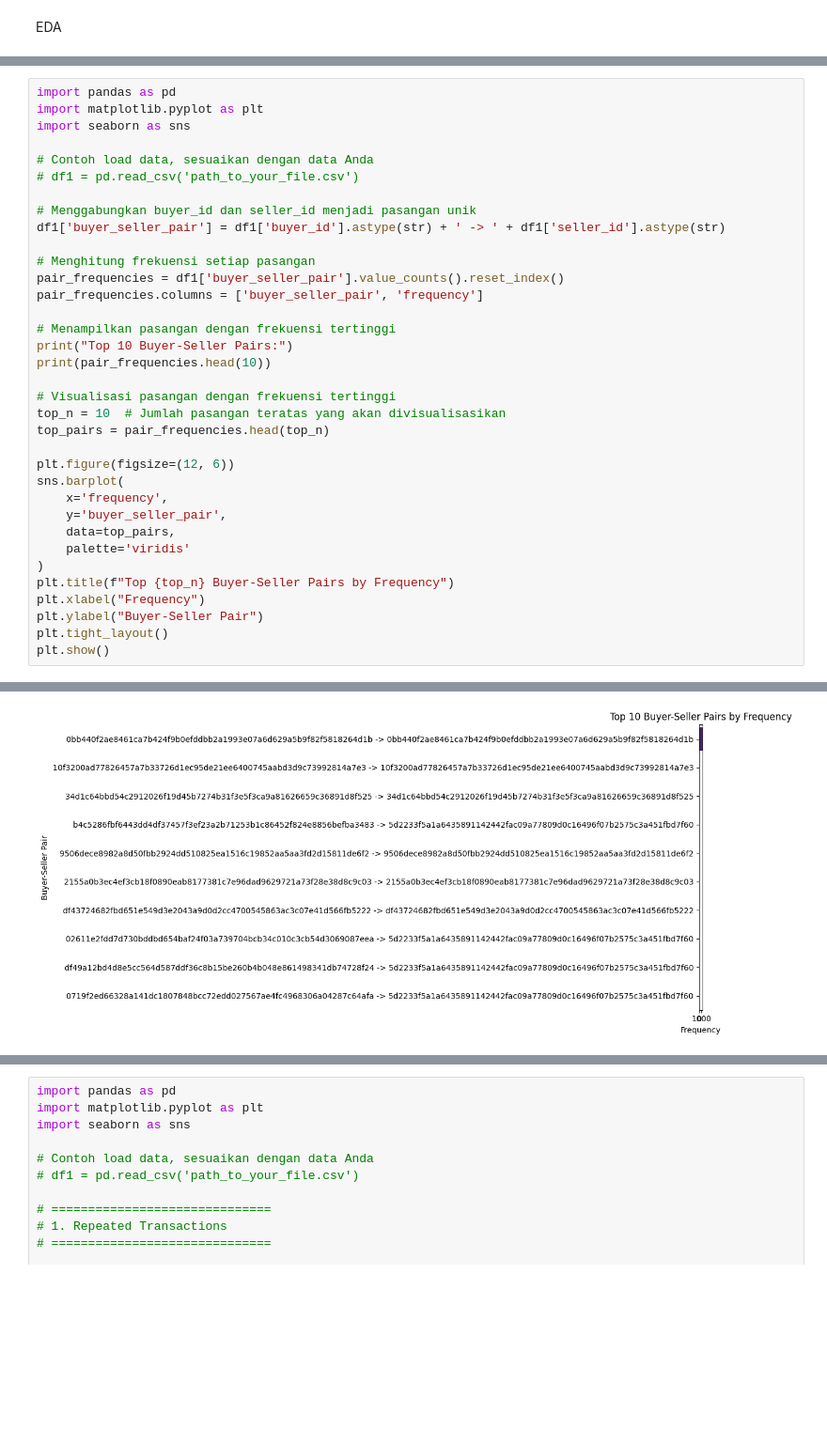
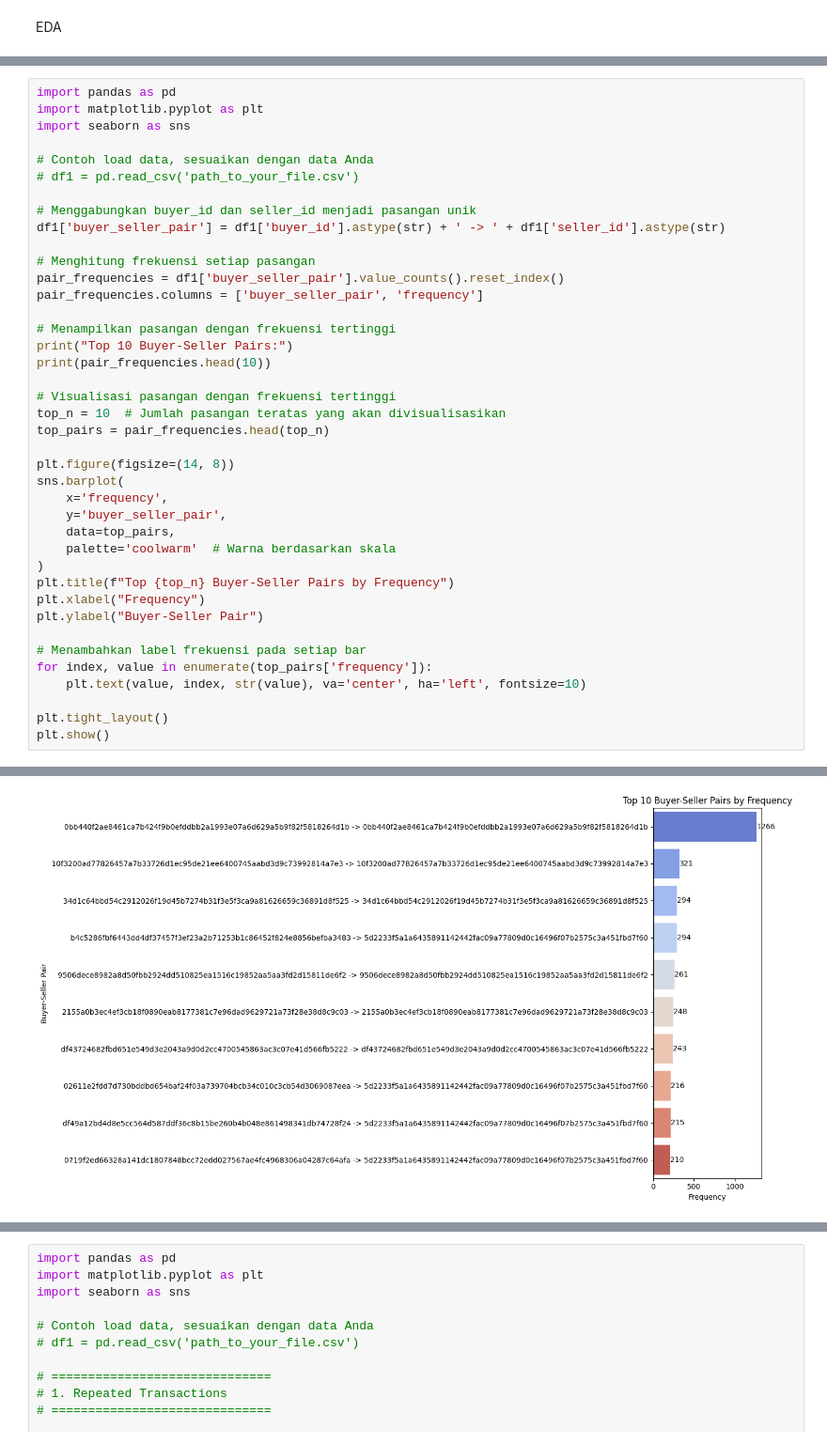
Before and after one commit to Akbar-1056/bitlabs-project, a Jupyter notebook: Project_Based_Learning_kelompok_3_cs03.ipynb, the cells around one changed output, grey strips where cells are left out. Shown at 94% size. Cells and saved outputs as stored; diff of their text form; blank space fills up the shorter version.

```diff
--- a/Project_Based_Learning_kelompok_3_cs03.ipynb
+++ b/Project_Based_Learning_kelompok_3_cs03.ipynb
@@ -451,36 +510,41 @@ print(pair_frequencies.head(10))
 # Visualisasi pasangan dengan frekuensi tertinggi
 top_n = 10  # Jumlah pasangan teratas yang akan divisualisasikan
 top_pairs = pair_frequencies.head(top_n)
 
-plt.figure(figsize=(12, 6))
+plt.figure(figsize=(14, 8))
 sns.barplot(
     x='frequency',
     y='buyer_seller_pair',
     data=top_pairs,
-    palette='viridis'
+    palette='coolwarm'  # Warna berdasarkan skala
 )
 plt.title(f"Top {top_n} Buyer-Seller Pairs by Frequency")
 plt.xlabel("Frequency")
 plt.ylabel("Buyer-Seller Pair")
+
+# Menambahkan label frekuensi pada setiap bar
+for index, value in enumerate(top_pairs['frequency']):
+    plt.text(value, index, str(value), va='center', ha='left', fontsize=10)
+
 plt.tight_layout()
 plt.show()
 # %% [output]
 Top 10 Buyer-Seller Pairs:
                                    buyer_seller_pair  frequency
 0  0bb440f2ae8461ca7b424f9b0efddbb2a1993e07a6d629...       1266
 1  10f3200ad77826457a7b33726d1ec95de21ee6400745aa...        321
 2  34d1c64bbd54c2912026f19d45b7274b31f3e5f3ca9a81...        294
 3  b4c5286fbf6443dd4df37457f3ef23a2b71253b1c86452...        294
 4  9506dece8982a8d50fbb2924dd510825ea1516c19852aa...        261
 5  2155a0b3ec4ef3cb18f0890eab8177381c7e96dad96297...        248
 6  df43724682fbd651e549d3e2043a9d0d2cc4700545863a...        243
 7  02611e2fdd7d730bddbd654baf24f03a739704bcb34c01...        216
 8  df49a12bd4d8e5cc564d587ddf36c8b15be260b4b048e8...        215
 9  0719f2ed66328a141dc1807848bcc72edd027567ae4fc4...        210
 Passing `palette` without assigning `hue` is deprecated and will be removed in v0.14.0. Assign the `y` variable to `hue` and set `legend=False` for the same effect.
 
   sns.barplot(
-[figure, old version]
+[figure, new version]
 # %%
 import pandas as pd
 import matplotlib.pyplot as plt
```
Also changed, not shown: parts of 10 cells of this notebook.
